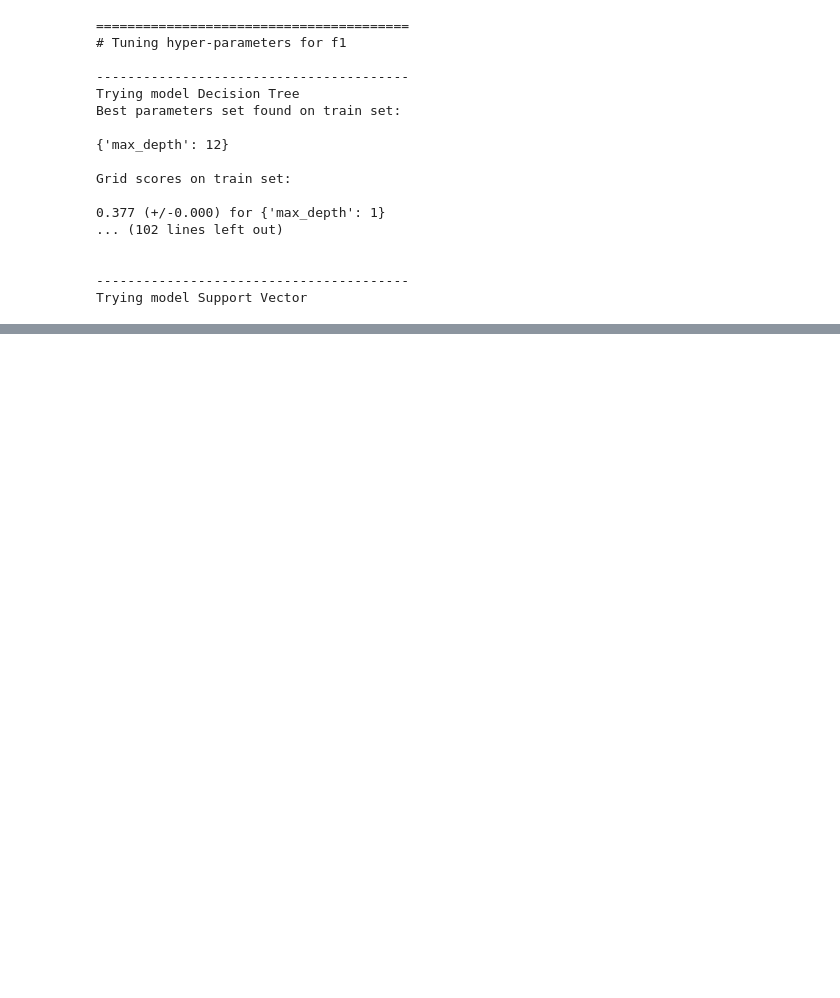
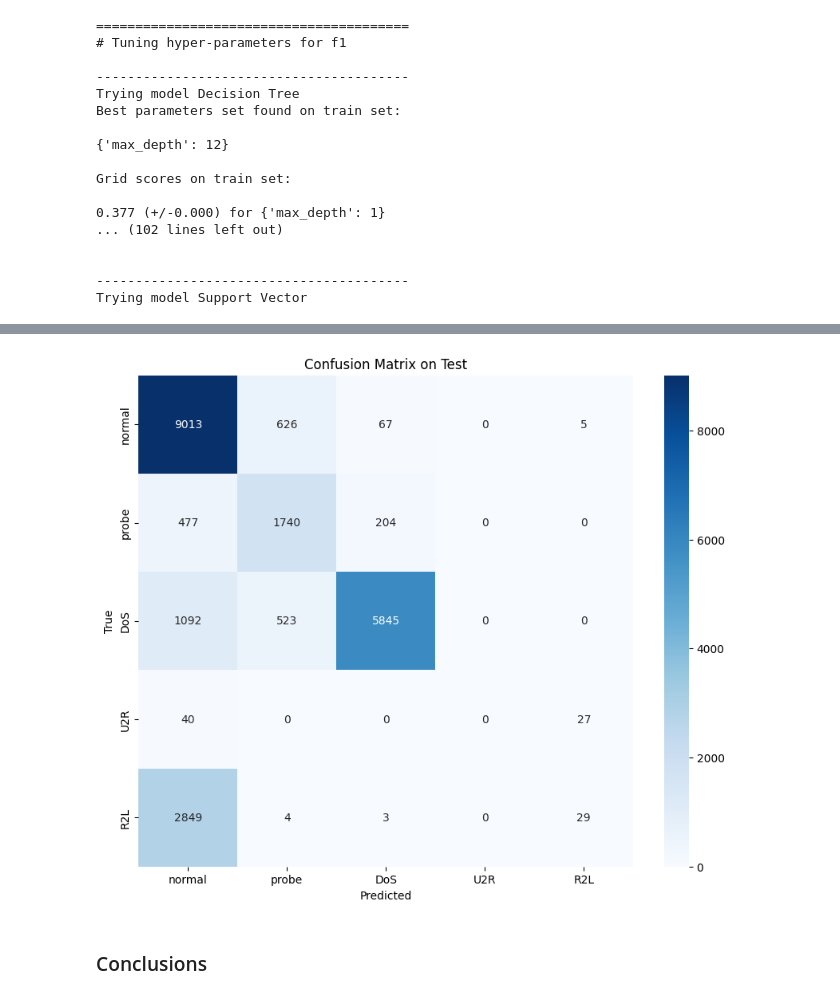
Before and after one commit to NicolaP00/Cybersecurity_model, a Jupyter notebook: Cyber.ipynb, the cells around one changed output, grey strips where cells are left out. Drawn from its saved outputs; the diff is of its cells as text; code cells hidden in the pictures; blank space fills up the shorter version.

```diff
--- a/Cyber.ipynb
+++ b/Cyber.ipynb
@@ -416,0 +642,3 @@ Trying model Support Vector
+# %%
+tf.keras.backend.clear_session()
+scaled_model = CNN_model(input_shape=(1,4))
@@ -416,0 +663,2 @@ Trying model Support Vector
+# %%
+scaled_model.fit(x_train_scaled,y_train_scaled,batch_size=b_size,steps_per_epoch=x_train_scaled.shape[0]//b_size, epochs=10,validation_data=(x_val_scaled, y_val_scaled))
@@ -416,0 +687,4 @@ Trying model Support Vector
+# %%
+test_results = scaled_model.evaluate(x_test_scaled,y_test,batch_size=b_size,steps=x_test.shape[0]//b_size)
+print(test_results)
+y_pred = scaled_model.predict(x_test_scaled)
@@ -416,0 +695,16 @@ Trying model Support Vector
+# %%
+plt.figure(figsize=(10, 8))
+yCM, y_predCM = flatten(y_test,y_pred)
+classes = np.unique(yCM)
+cm = confusion_matrix(yCM, y_predCM)
+sns.heatmap(cm, annot=True, fmt="d", cmap="Blues", xticklabels=['normal','probe','DoS','U2R','R2L'], yticklabels=['normal','probe','DoS','U2R','R2L'])
+
+plt.title('Confusion Matrix on Test')
+plt.xlabel('Predicted')
+plt.ylabel('True')
+
+plt.show()
+# %% [output]
+[figure, added]
+# %% [markdown]
+### Conclusions
```
Also changed, not shown: parts of 14 cells of this notebook.
